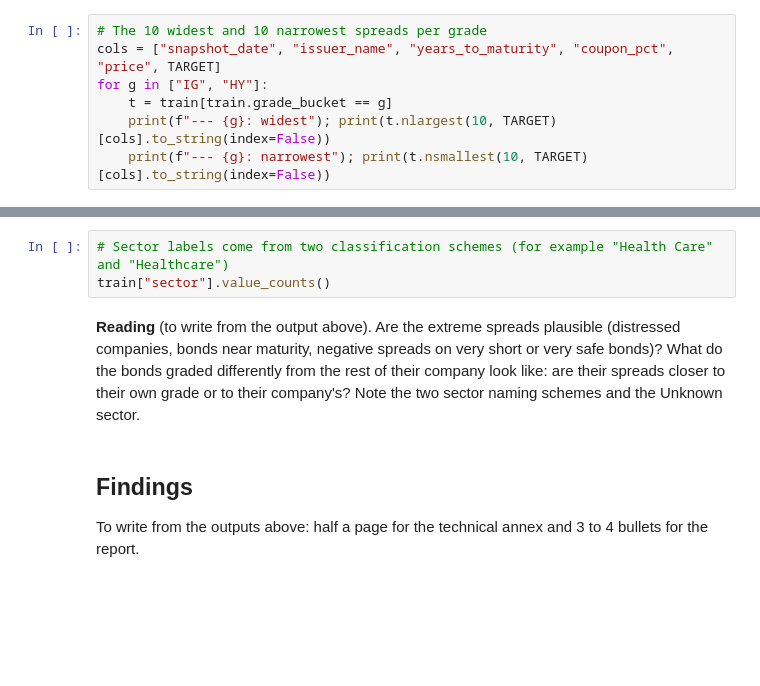
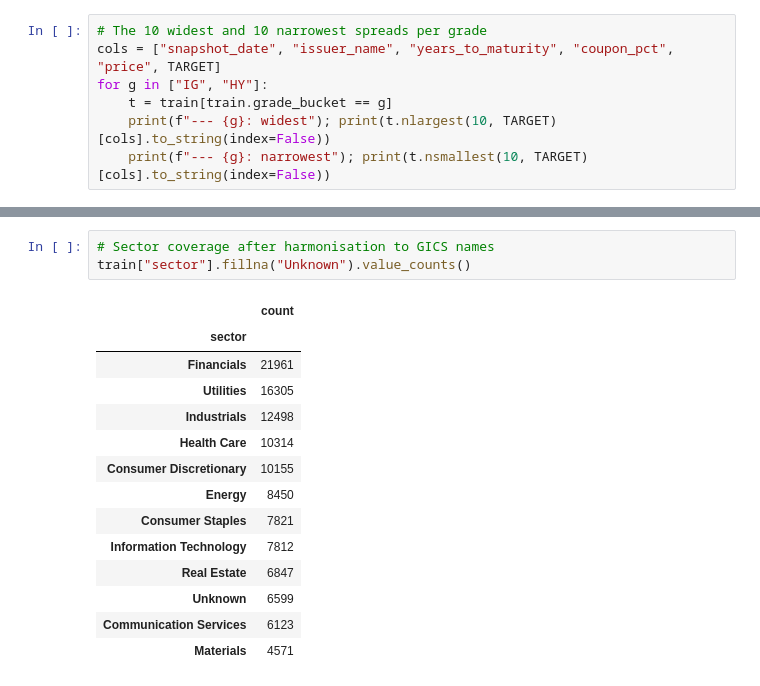
Before and after one commit to IE-MBDS-Group-2/2.7-ML, a Jupyter notebook: notebooks/01_eda.ipynb, the cells around one changed output, grey strips where cells are left out. Cells and saved outputs as stored; diff of their text form; blank space fills up the shorter version.

```diff
--- a/notebooks/01_eda.ipynb
+++ b/notebooks/01_eda.ipynb
@@ -205,9 +298,18 @@ odd.groupby(["issuer_grade", "grade_bucket"])[TARGET].agg(["size", "median"]).ro
-# %%
-# Sector labels come from two classification schemes (for example "Health Care" and "Healthcare")
-train["sector"].value_counts()
-# %% [markdown]
-**Reading** (to write from the output above). Are the extreme spreads plausible (distressed companies, bonds near maturity, negative spreads on very short or very safe bonds)? What do the bonds graded differently from the rest of their company look like: are their spreads closer to their own grade or to their company's? Note the two sector naming schemes and the Unknown sector.
-# %% [markdown]
-## Findings
-
-To write from the outputs above: half a page for the technical annex and 3 to 4 bullets for the report.
+# %%
+# Sector coverage after harmonisation to GICS names
+train["sector"].fillna("Unknown").value_counts()
+# %% [output]
+|  | count |
+| sector |  |
+| Financials | 21961 |
+| Utilities | 16305 |
+| Industrials | 12498 |
+| Health Care | 10314 |
+| Consumer Discretionary | 10155 |
+| Energy | 8450 |
+| Consumer Staples | 7821 |
+| Information Technology | 7812 |
+| Real Estate | 6847 |
+| Unknown | 6599 |
+| Communication Services | 6123 |
+| Materials | 4571 |
```
Also changed, not shown: parts of 25 cells of this notebook, 1 other file.
